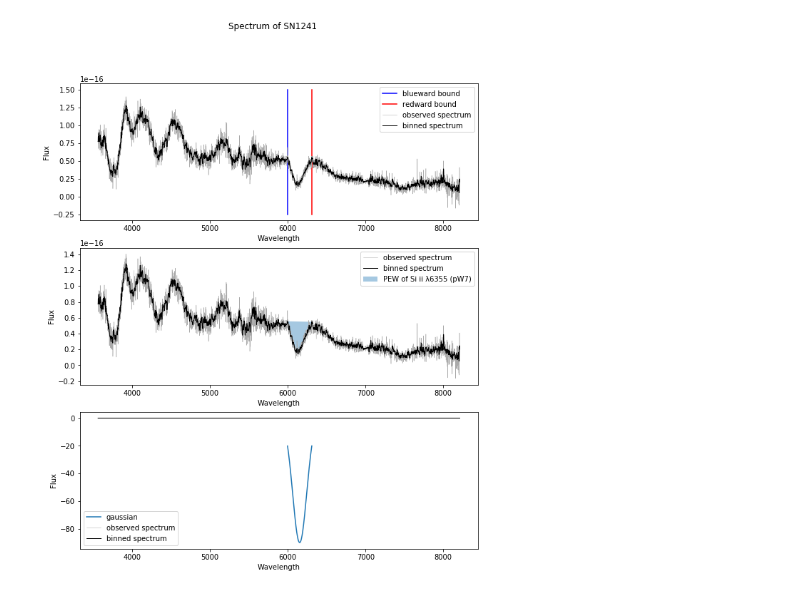
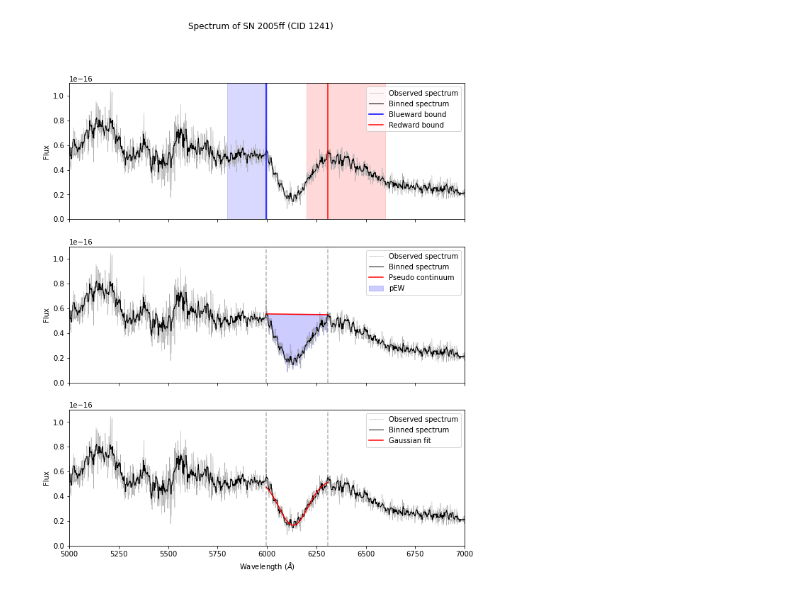
Before and after one commit to mwvgroup/SN-Spectral-Evolution, a Jupyter notebook: notebooks/progress_plots.ipynb, the cells around one changed output. Saved outputs shown, nothing was run; the diff lists cells and outputs as text; code cells hidden in the pictures.

Commit message:
Organizes progress plots notebooks

```diff
--- a/notebooks/progress_plots.ipynb
+++ b/notebooks/progress_plots.ipynb
@@ -78,0 +78,3 @@ def plot_sdss_spectrum_measurements(obj_id, time, feat_choice, rv=3.1, bin_size=
+# %%
+# The default size of a figure axis
+DEFAULT_AXIS_SIZE = (10, 6)
@@ -292,4 +234,38 @@ def plot_sdss_spectrum_total(obj_id, time, feat_choice, rv=3.1, bin_size=10, fig
-# %%
-plot_sdss_spectrum_total(1241, 2453636.5, 'pW7', figsize = (10,12))
-# %% [output]
-[figure, removed]
+# %%
+def plot_measurement_process(obj_id, time, feat_choice, xlim=None, ylim=None, figsize=(10, 12)):
+    """Plot the feature measurement process
+
+    Args:
+        obj_id    (int, str): The Id of the object to load data for
+        time         (float): The JD of the observed spectrum
+        feat_choice    (str): The id of the feature to load data for
+        axis          (Axis): Optionally use a pre-existing matplotlib axis
+        xlim    (Tuple[int]): The limits of the x axis
+        ylim    (Tuple[int]): The limits of the y axis
+        figszie (Tuple[int]): The size of the figure
+    """
+
+    fig, (ax1, ax2, ax3) = plt.subplots(3, 1, sharex='col', sharey='col', figsize=figsize)
+    plot_sdss_start_end(obj_id, time, feat_choice, ax1)
+    plot_sdss_spectrum_measurements(obj_id, time, feat_choice, ax2)
+    plot_sdss_spectrum_gauss(obj_id, time, feat_choice, ax3)
+
+    for ax in (ax1, ax2):
+        ax.set_xlabel('')
+
+    if xlim:
+        ax1.set_xlim(*xlim)
+
+    if ylim:
+        ax1.set_ylim(*ylim)
+
+    iau = s18.load_table('master').to_pandas('CID').loc['1241'].IAUName
+    if iau:
+        fig.suptitle(f'Spectrum of SN {iau} (CID {obj_id})')
+
+    else:
+        fig.suptitle(f'Spectrum of CID {obj_id}')
+# %%
+plot_measurement_process(1241, 2453636.5, feat_choice='pW7', xlim=(5000, 7000), ylim=(0, 1.1E-16))
+# %% [output]
+[figure, added]
```
Also changed, not shown: parts of 22 cells of this notebook.
